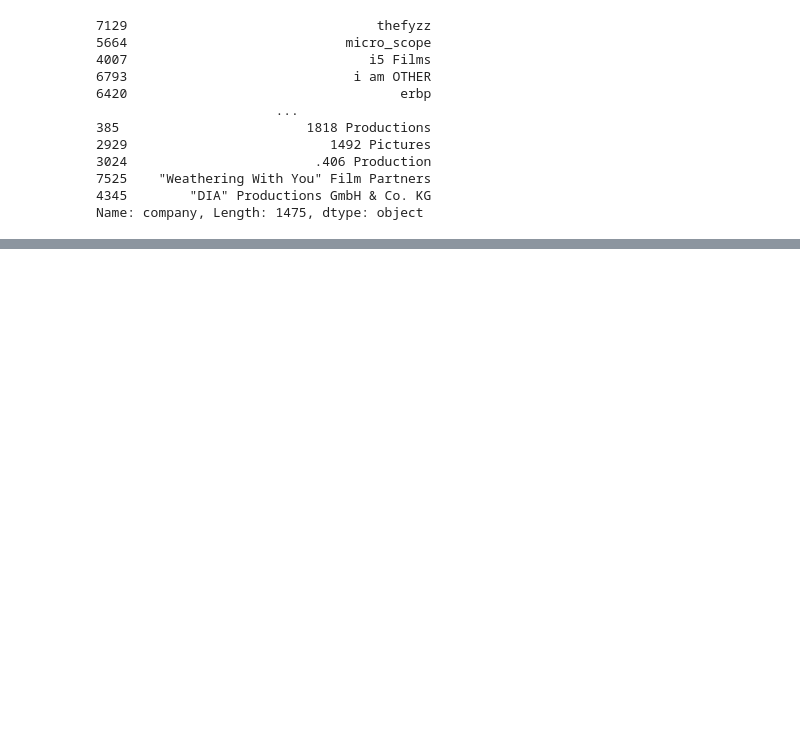
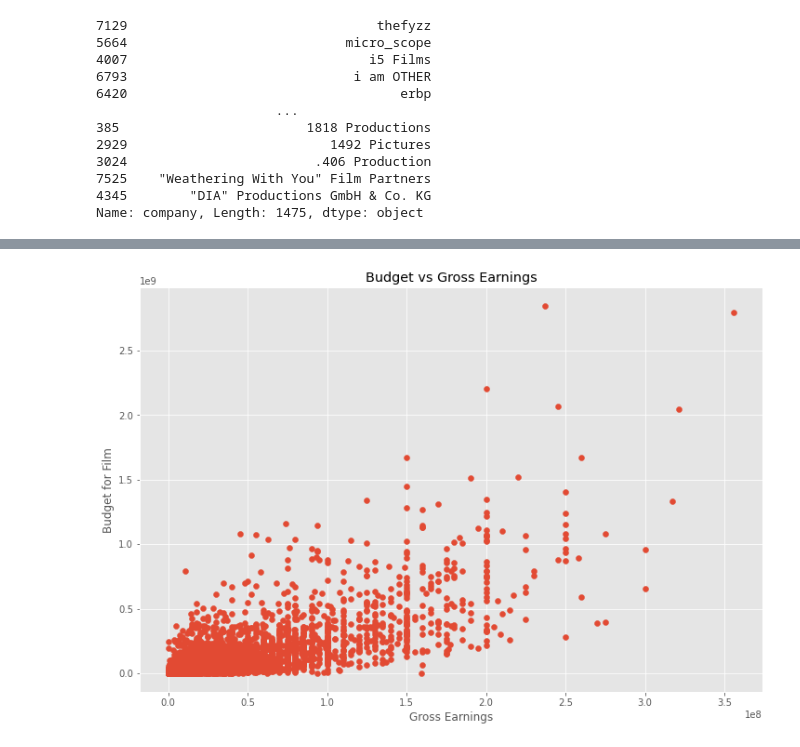
Before and after one commit to eb953/EricBanavong2, a Jupyter notebook: movies.ipynb, the cells around one changed output, grey strips where cells are left out. Cells and saved outputs as stored; diff of their text form; code cells hidden in the pictures; blank space fills up the shorter version.

Commit message:
data visuals

```diff
--- a/movies.ipynb
+++ b/movies.ipynb
@@ -173,3 +173,21 @@ df['company'].drop_duplicates().sort_values(ascending=False)
 7525    "Weathering With You" Film Partners
 4345        "DIA" Productions GmbH & Co. KG
 Name: company, Length: 1475, dtype: object
+# %%
+# Budget high correlation
+
+# Company high correlation
+
+# visualize by builidng a scatter plot -> Budget vs Gross
+
+
+plt.scatter(x=df['budget'], y=df['gross'])
+
+plt.title('Budget vs Gross Earnings')
+
+plt.xlabel('Gross Earnings')
+
+plt.ylabel('Budget for Film')
+
+df.head()
+# %% [output]
@@ -175,0 +200 @@ Name: company, Length: 1475, dtype: object
+[figure, added]
```
Also changed, not shown: parts of 3 cells of this notebook.
